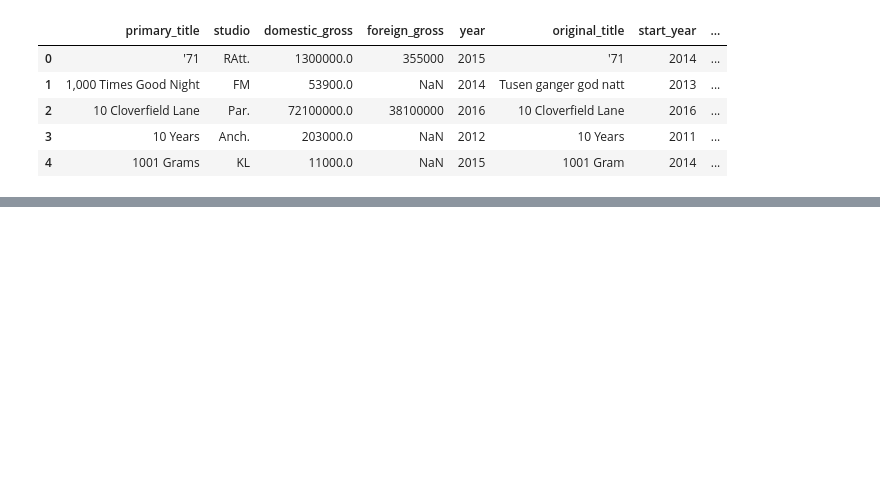
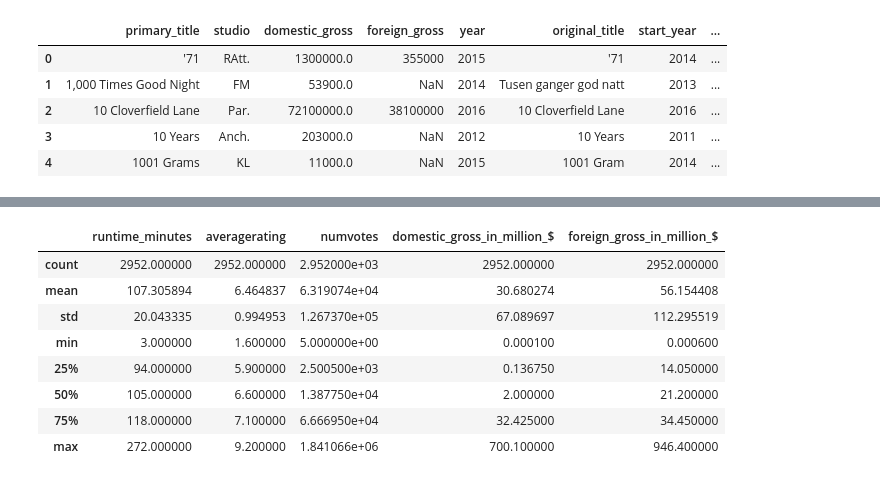
Before and after one commit to ayamjrio/Microsoft-Movie-Analysis, a Jupyter notebook: dsc-phase1-project-template.ipynb, the cells around one changed output, grey strips where cells are left out. Saved outputs shown, nothing was run; the diff lists cells and outputs as text; code cells hidden in the pictures; blank space fills up the shorter version.

```diff
--- a/dsc-phase1-project-template.ipynb
+++ b/dsc-phase1-project-template.ipynb
@@ -132,0 +189,5 @@ bom_imdb.head()
+# %%
+#Since missing values in foreign_gross are almost more than half we replace with median
+#Change the column to float
+bom_imdb['foreign_gross'] = bom_imdb['foreign_gross'].str.replace(',', '').astype(float)
+bom_imdb['foreign_gross'] = bom_imdb['foreign_gross'].fillna(bom_imdb['foreign_gross'].median())
@@ -132,0 +209,3 @@ bom_imdb.head()
+# %%
+#Drop all the rows that still contain null values
+bom_imdb.dropna(axis=0, inplace =True)
@@ -132,0 +248,7 @@ bom_imdb.head()
+# %%
+bom_imdb['domestic_gross_in_million_$'] = bom_imdb['domestic_gross'] / 1e6
+bom_imdb['foreign_gross_in_million_$'] = bom_imdb['foreign_gross'] / 1e6
+bom_imdb['numvotes'] = bom_imdb['numvotes'].astype(float)
+# %%
+bom_imdb.drop(labels=['studio','domestic_gross','foreign_gross','original_title','year','start_year'], axis=1, inplace=True)
+bom_imdb.head()
@@ -132,0 +262,12 @@ bom_imdb.head()
+# %%
+bom_imdb.describe()
+# %% [output]
+|  | runtime_minutes | averagerating | numvotes | domestic_gross_in_million_$ | foreign_gross_in_million_$ |
+| count | 2952.000000 | 2952.000000 | 2.952000e+03 | 2952.000000 | 2952.000000 |
+| mean | 107.305894 | 6.464837 | 6.319074e+04 | 30.680274 | 56.154408 |
+| std | 20.043335 | 0.994953 | 1.267370e+05 | 67.089697 | 112.295519 |
+| min | 3.000000 | 1.600000 | 5.000000e+00 | 0.000100 | 0.000600 |
+| 25% | 94.000000 | 5.900000 | 2.500500e+03 | 0.136750 | 14.050000 |
+| 50% | 105.000000 | 6.600000 | 1.387750e+04 | 2.000000 | 21.200000 |
+| 75% | 118.000000 | 7.100000 | 6.666950e+04 | 32.425000 | 34.450000 |
+| max | 272.000000 | 9.200000 | 1.841066e+06 | 700.100000 | 946.400000 |
```
Also changed, not shown: parts of 10 cells of this notebook.
